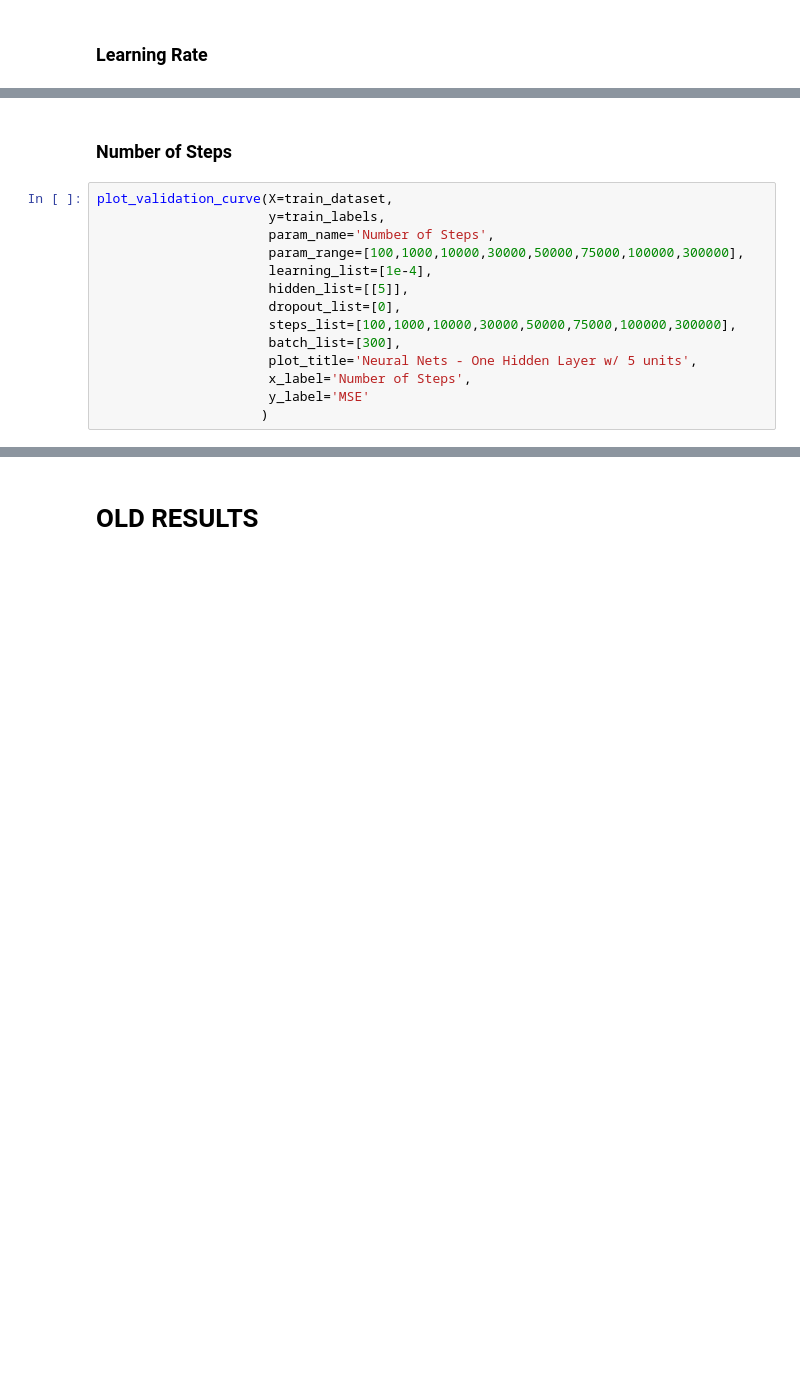
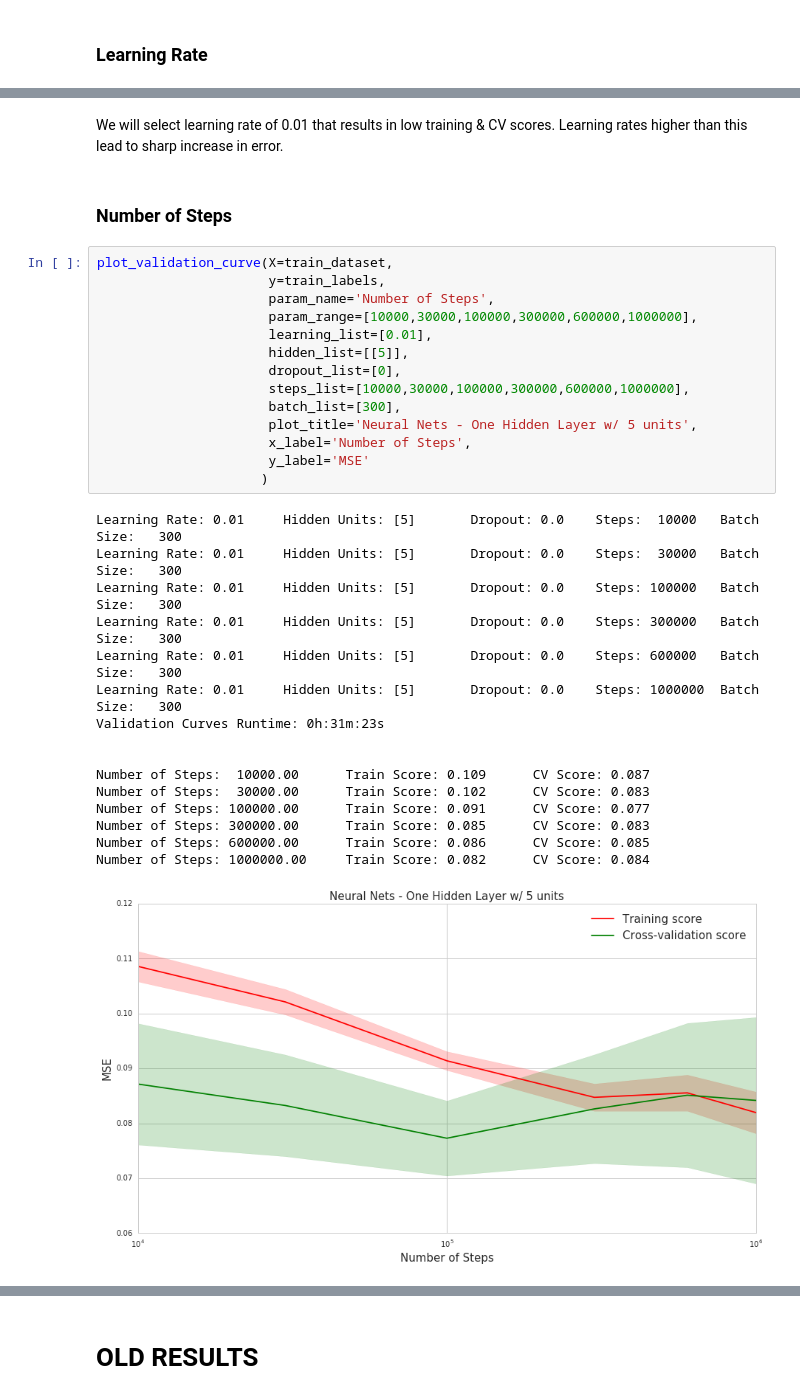
Before and after one commit to rvishakh/udacity, a Jupyter notebook: MLND/capstone/didi/implement_nn.ipynb, the cells around one changed output, grey strips where cells are left out. Saved outputs shown, nothing was run; the diff lists cells and outputs as text; blank space fills up the shorter version.

```diff
--- a/MLND/capstone/didi/implement_nn.ipynb
+++ b/MLND/capstone/didi/implement_nn.ipynb
@@ -684,16 +842,35 @@ plot_validation_curve(X=train_dataset,
+# %% [markdown]
+We will select learning rate of 0.01 that results in low training & CV scores. Learning rates higher than this lead to sharp increase in error.
 # %% [markdown]
 ### Number of Steps
 # %%
 plot_validation_curve(X=train_dataset,
                       y=train_labels,
                       param_name='Number of Steps',
-                      param_range=[100,1000,10000,30000,50000,75000,100000,300000],
-                      learning_list=[1e-4],
+                      param_range=[10000,30000,100000,300000,600000,1000000],
+                      learning_list=[0.01],
                       hidden_list=[[5]],
                       dropout_list=[0],
-                      steps_list=[100,1000,10000,30000,50000,75000,100000,300000],
+                      steps_list=[10000,30000,100000,300000,600000,1000000],
                       batch_list=[300],
                       plot_title='Neural Nets - One Hidden Layer w/ 5 units',
                       x_label='Number of Steps',
                       y_label='MSE'
                      )
+# %% [output]
+Learning Rate: 0.01     Hidden Units: [5]       Dropout: 0.0    Steps:  10000   Batch Size:   300
+Learning Rate: 0.01     Hidden Units: [5]       Dropout: 0.0    Steps:  30000   Batch Size:   300
+Learning Rate: 0.01     Hidden Units: [5]       Dropout: 0.0    Steps: 100000   Batch Size:   300
+Learning Rate: 0.01     Hidden Units: [5]       Dropout: 0.0    Steps: 300000   Batch Size:   300
+Learning Rate: 0.01     Hidden Units: [5]       Dropout: 0.0    Steps: 600000   Batch Size:   300
+Learning Rate: 0.01     Hidden Units: [5]       Dropout: 0.0    Steps: 1000000  Batch Size:   300
+Validation Curves Runtime: 0h:31m:23s
+
+
+Number of Steps:  10000.00      Train Score: 0.109      CV Score: 0.087
+Number of Steps:  30000.00      Train Score: 0.102      CV Score: 0.083
+Number of Steps: 100000.00      Train Score: 0.091      CV Score: 0.077
+Number of Steps: 300000.00      Train Score: 0.085      CV Score: 0.083
+Number of Steps: 600000.00      Train Score: 0.086      CV Score: 0.085
+Number of Steps: 1000000.00     Train Score: 0.082      CV Score: 0.084
+[figure, added]
```
Also changed, not shown: parts of 26 cells of this notebook.
